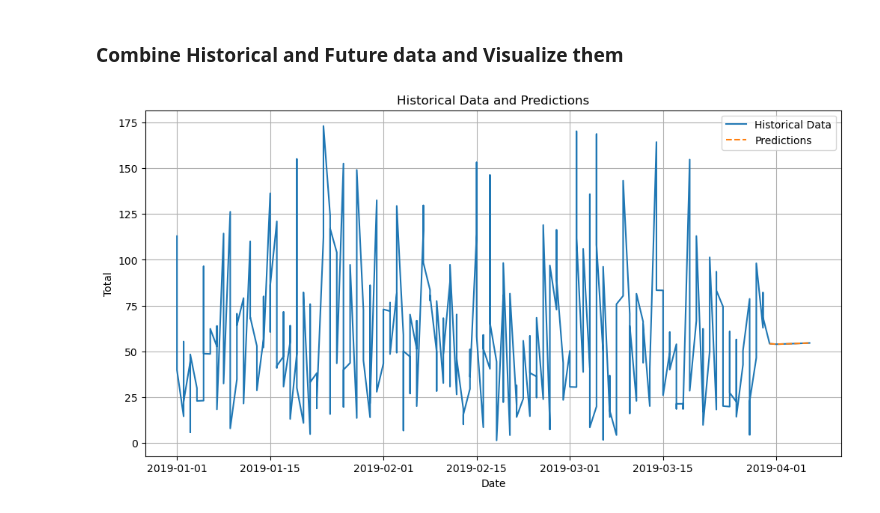
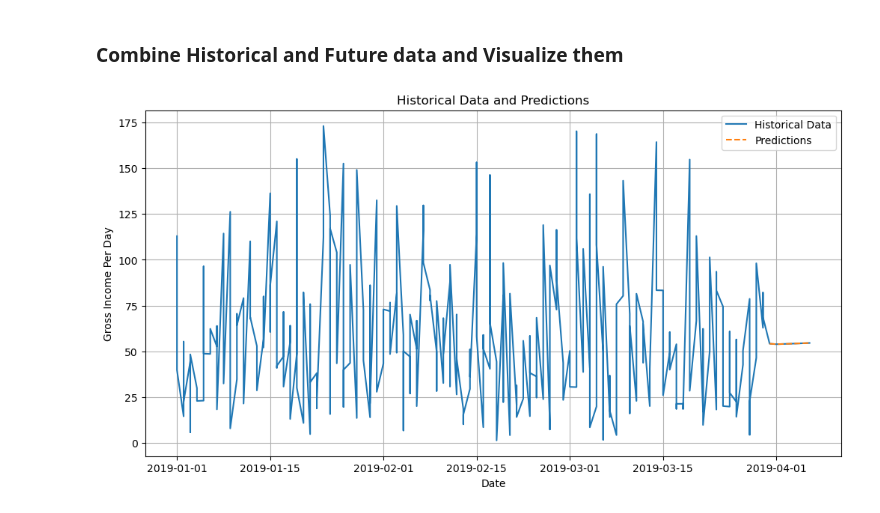
Before and after one commit to MustafaAldabbas/Machine_learning_superMarket, a Jupyter notebook: Notebook/Natalia.ipynb, the cells around one changed output. Cells and saved outputs as stored; diff of their text form; code cells hidden in the pictures.

```diff
--- a/Notebook/Natalia.ipynb
+++ b/Notebook/Natalia.ipynb
@@ -975,20 +975,20 @@ gross_income_by_date
 # %%
 import matplotlib.pyplot as plt
 
 # Combine historical data and future predictions
 combined_df_encoded1['date'] = pd.to_datetime(combined_df_encoded1['date'])
 predictions_df = future_df[['date', 'total_predictions']].rename(columns={'total_predictions': 'gross_income'})
 combined_data = pd.concat([combined_df_encoded1[['date', 'gross_income']], predictions_df], ignore_index=True)
 
 # Plot the combined data
 plt.figure(figsize=(12, 6))
 plt.plot(combined_data['date'], combined_data['gross_income'], label='Historical Data')
 plt.plot(predictions_df['date'], predictions_df['gross_income'], label='Predictions', linestyle='--')
 plt.xlabel('Date')
-plt.ylabel('Total')
+plt.ylabel('Gross Income Per Day')
 plt.title('Historical Data and Predictions')
 plt.legend()
 plt.grid(True)
 plt.show()
 # %% [output]
-[figure, old version]
+[figure, new version]
```
Also changed, not shown: 1 other file.
